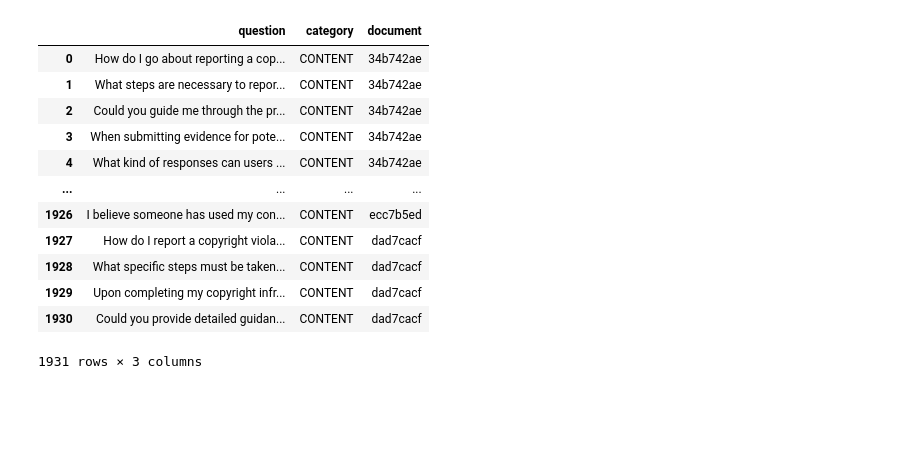
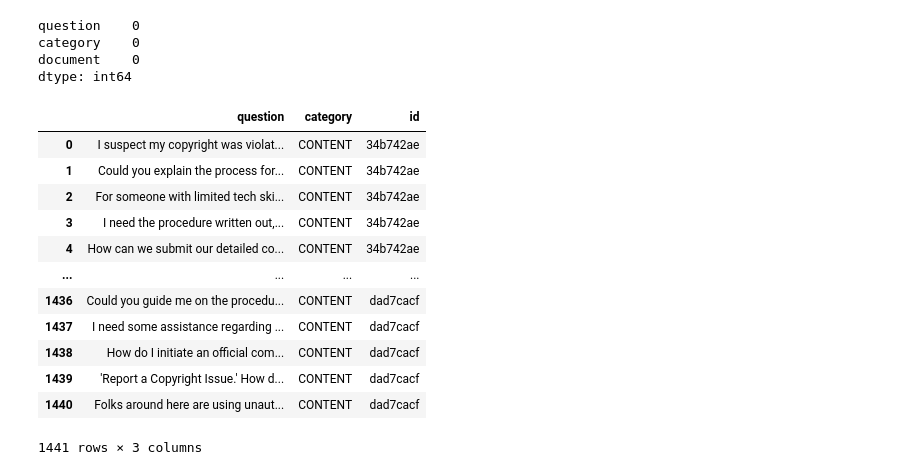
Before and after one commit to celik-muhammed/LLM-RAG-Media-Assistant, a Jupyter notebook: notebooks/ground-truth-data.ipynb, the cells around one changed output. Saved outputs shown, nothing was run; the diff lists cells and outputs as text; code cells hidden in the pictures; blank space fills up the shorter version.

```diff
--- a/notebooks/ground-truth-data.ipynb
+++ b/notebooks/ground-truth-data.ipynb
@@ -49,19 +107,21 @@ os.getenv("OLLAMA_URL")
 # %%
 from openai import OpenAI
+
+## curl https://<your-forwarded-url-11434>.app.github.dev/v1  # make public port
+BASE_URL="https://solid-halibut-49xw4wpwpvxc55vq-11434.app.github.dev/v1"
 
 client = OpenAI(
     # https://ollama.com/library/phi3
     # ollama pull phi3
-    # curl https://<your-forwarded-url>.app.github.dev/v1
-    base_url='http://localhost:11434/v1/',  # Ollama API endpoint
-    api_key='ollama',  # dummy key (ignored by Ollama)
+    base_url=BASE_URL,  # Ollama API endpoint
+    api_key=SETTINGS.API_KEY,  # dummy key (ignored by Ollama)
 )
 # %%
 def generate_questions(doc):
-    prompt = prompt_template.format(**doc)
+    prompt = GEN_QUESTIONS_PROMPT_TEMPLATE.format(**doc)
 
     response = client.chat.completions.create(
-        model='phi3',
+        model=SETTINGS.MODEL_CHAT,
         messages=[{"role": "user", "content": prompt}]
     )
     json_response = response.choices[0].message.content
@@ -71,7 +131,7 @@ from tqdm.auto import tqdm
 # %%
 results = {}
 # %%
-for doc in tqdm(documents):
+for doc in tqdm(documents[255:], desc="Generate questions", disable=False):
     doc_id = doc['id']
     if doc_id in results:
         continue
@@ -83,3 +143,5 @@ for doc in tqdm(documents):
     # Save progress incrementally
     with open('results.json', 'w') as json_file:
         json.dump(results, json_file)
+
+    # break
@@ -254,18 +324,27 @@ df = pd.DataFrame(final_results, columns=['question', 'category', 'document'])
 # %%
-df
+df.isna().sum()
 # %% [output]
-|  | question | category | document |
-| 0 | How do I go about reporting a cop... | CONTENT | 34b742ae |
-| 1 | What steps are necessary to repor... | CONTENT | 34b742ae |
-| 2 | Could you guide me through the pr... | CONTENT | 34b742ae |
-| 3 | When submitting evidence for pote... | CONTENT | 34b742ae |
-| 4 | What kind of responses can users ... | CONTENT | 34b742ae |
-| ... | ... | ... | ... |
-| 1926 | I believe someone has used my con... | CONTENT | ecc7b5ed |
-| 1927 | How do I report a copyright viola... | CONTENT | dad7cacf |
-| 1928 | What specific steps must be taken... | CONTENT | dad7cacf |
-| 1929 | Upon completing my copyright infr... | CONTENT | dad7cacf |
-| 1930 | Could you provide detailed guidan... | CONTENT | dad7cacf |
-1931 rows × 3 columns
+question    0
+category    0
+document    0
+dtype: int64
+# %%
+# df = pd.read_csv('../Data/ground-truth-data.csv').rename(columns={"document":"id"})
+df = df.rename(columns={"document":"id"})
+df
+# %% [output]
+|  | question | category | id |
+| 0 | I suspect my copyright was violat... | CONTENT | 34b742ae |
+| 1 | Could you explain the process for... | CONTENT | 34b742ae |
+| 2 | For someone with limited tech ski... | CONTENT | 34b742ae |
+| 3 | I need the procedure written out,... | CONTENT | 34b742ae |
+| 4 | How can we submit our detailed co... | CONTENT | 34b742ae |
+| ... | ... | ... | ... |
+| 1436 | Could you guide me on the procedu... | CONTENT | dad7cacf |
+| 1437 | I need some assistance regarding ... | CONTENT | dad7cacf |
+| 1438 | How do I initiate an official com... | CONTENT | dad7cacf |
+| 1439 | 'Report a Copyright Issue.' How d... | CONTENT | dad7cacf |
+| 1440 | Folks around here are using unaut... | CONTENT | dad7cacf |
+1441 rows × 3 columns
 # %%
 df.to_csv('../Data/ground-truth-data.csv', index=False)
```
Also changed, not shown: parts of 20 cells of this notebook, 24 other files.
